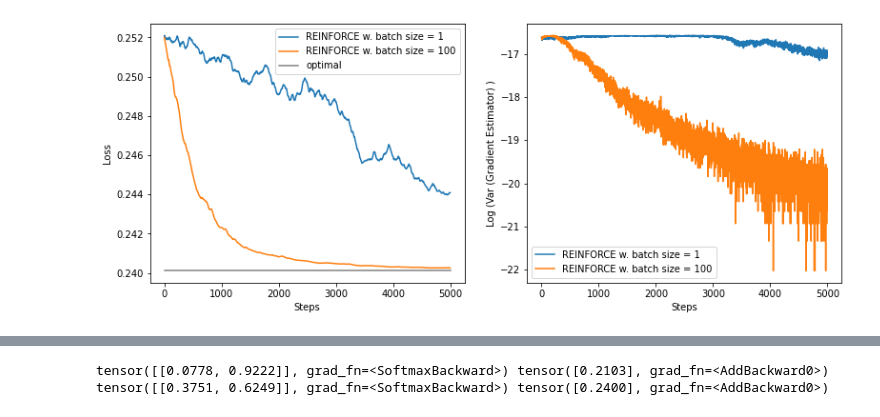
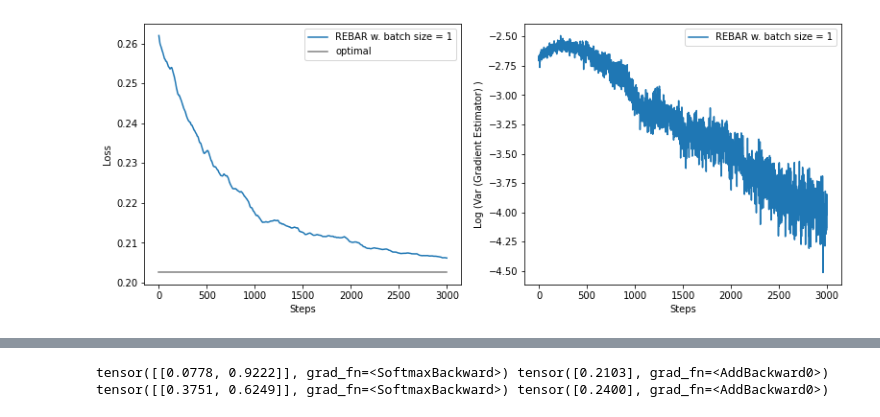
Before and after one commit to borea17/StrImaDec, a Jupyter notebook: Untitled.ipynb, the cells around one changed output, grey strips where cells are left out. Cells and saved outputs as stored; diff of their text form; code cells hidden in the pictures.

Commit message:
update working NVIL, REBAR (without var reduction)

```diff
--- a/Untitled.ipynb
+++ b/Untitled.ipynb
@@ -50,11 +50,12 @@ class LossInstantiator:
 def plot_loss(results, params):
     # compute optimal loss
     target = torch.tensor(params["target"]).unsqueeze(0)
+    loss_obj = LossInstantiator(target)
     num_classes = target.shape[1]
     possible_losses = torch.zeros(num_classes)
     for class_ind in range(num_classes):
         one_hot_class = torch.eye(num_classes)[class_ind].unsqueeze(0)
-        possible_losses[class_ind] = loss_function(one_hot_class, target).mean()
+        possible_losses[class_ind] = loss_obj.loss_function(one_hot_class).mean()
     optimal_loss = min(possible_losses)
     # start plot
     fig = plt.figure(figsize=(13, 5))
@@ -137,6 +238,7 @@ def NVIL(probs_logits, loss_func, temp, baseline, **kwargs):
 # %%
 def run_experiment(params):
     torch.manual_seed(params["SEED"])
+    FIXED_BATCH = 1000
 
     target = torch.tensor(params["target"]).unsqueeze(0)
     loss_obj = LossInstantiator(target)
@@ -149,31 +251,68 @@ def run_experiment(params):
     X = torch.rand([1, network_params["x_dim"]])
     optimizer = torch.optim.Adam(encoder_net.parameters(), lr=params["lr"])
 
+    if params["estimator"] in [REINFORCE, CONCRETE]:
+        tuneable_params = []
+    elif params["estimator"] == NVIL:
+        baseline_net = nn.Sequential(
+            nn.Linear(network_params["x_dim"], 1),
+        )
+        tuneable_params = baseline_net.parameters()
+    elif params["estimator"] == REBAR:
+        eta = torch.tensor([1.], requires_grad=True)
+        log_temp = torch.tensor([0.], requires_grad=True)
+        tuneable_params = [eta, log_temp]
+        #tuneable_params = []
+
+    # define optimizer that acts on tuneable_params (if these exist)
+    if tuneable_params:
+        tune_optimizer = torch.optim.Adam(tuneable_params, lr=params["tune_lr"])
+
+
     losses = np.zeros([params["num_epochs"]])
     vars_grad = np.zeros([params["num_epochs"], num_classes])
     for epoch in range(params["num_epochs"]):
         optimizer.zero_grad()
+        if tuneable_params: tune_optimizer.zero_grad()
 
         # get probability vector of categorical distribution in logits
         probs_logits = encoder_net.forward(X)
         probs_logits_ups = probs_logits.repeat(params["batch_size"], 1)
 
         # compute estimator through which we can backpropagate
-        estimator = params["estimator"](probs_logits_ups, loss_obj.loss_function,
-                                        temp=params["temp"])
-        estimator.backward()
+        if params["estimator"] == REINFORCE:
+            estimator = REINFORCE(probs_logits_ups, loss_obj.loss_function)
+        elif params["estimator"] == CONCRETE:
+            estimator = CONCRETE(probs_logits_ups, loss_obj.loss_function, params["temp"])
+        elif params["estimator"] == NVIL:
+            baseline_ups = baseline_net(X).repeat(params["batch_size"], 1)
+            estimator = NVIL(probs_logits_ups, loss_obj.loss_function, baseline_ups)
+        elif params["estimator"] == REBAR:
+            estimator = REBAR(probs_logits_ups, loss_obj.loss_function, log_temp.exp(), eta)
+        estimator.backward(create_graph=True)
+        optimizer.step()
 
-        optimizer.step()
+        if params["estimator"] == REBAR:
+            tune_optimizer.zero_grad()
+
+        if tuneable_params: tune_optimizer.step()
         ################## track some metrics ##################
         # expected loss
         expected_loss = loss_obj.compute_expected_loss(probs_logits)
         losses[epoch] = expected_loss
-        # variance of gradient estimator (upsample for useful var estimator)
-        X_ups = X.repeat(1000, 1)
+        # variance of gradient estimator (upsample by FIXED_BATCH for useful var estimator)
+        X_ups = X.repeat(FIXED_BATCH, 1)
         probs_logits_ups = encoder_net.forward(X_ups)
         probs_logits_ups.retain_grad()
-        estimator_ups = params["estimator"](probs_logits_ups, loss_obj.loss_function,
-                                            temp=params["temp"])
+        if params["estimator"] == REINFORCE:
+            estimator_ups = REINFORCE(probs_logits_ups, loss_obj.loss_function)
+        elif params["estimator"] == CONCRETE:
+            estimator_ups = CONCRETE(probs_logits_ups, loss_obj.loss_function, params["temp"])
+        elif params["estimator"] == NVIL:
+            baseline_ups = baseline_net(X).repeat(FIXED_BATCH, 1)
+            estimator_ups = NVIL(probs_logits_ups, loss_obj.loss_function, baseline_ups)
+        elif params["estimator"] == REBAR:
+            estimator_ups = REBAR(probs_logits_ups, loss_obj.loss_function, log_temp.exp(), eta)
         estimator_ups.backward()
         g_REINFORCE = probs_logits_ups.grad
         for class_ind in range(num_classes):
@@ -183,28 +322,24 @@ def run_experiment(params):
         "losses": losses,
         "vars_grad": vars_grad.mean(1)
     }
-    print(torch.softmax(probs_logits, 1), expected_loss)
+    print(torch.softmax(probs_logits, 1), expected_loss, log_temp)
     return results
 
-
-
-
-batch_sizes = [1, 100]
 results = {}
-for i, batch_size in enumerate(batch_sizes):
-    params = {
+#torch.autograd.set_detect_anomaly(True)
+params = {
         "encoder_network" : {
             "x_dim" : 1,
         },
-        "num_epochs":  5000,
+        "num_epochs":  3000,
         "lr": 0.01,
-        "batch_size": batch_size,
-        "target": [0.49, 0.51], # [0.34, 0.33, 0.33],
+        "batch_size": 2,
+        "target": [0.45, 0.55], # [0.34, 0.33, 0.33],
         "SEED": 1,
-        "estimator": REINFORCE,
-        "temp": None
+        "estimator": REBAR,
+        "tune_lr": 0.01,
     }
-    results[str(i)] = run_experiment(params)
-    results[str(i)]["name"] = f"REINFORCE w. batch size = {batch_size}"
+results["0"] = run_experiment(params)
+results["0"]["name"] = f"REBAR w. batch size = 1"
 plot_loss(results, params)
 # %% [output]
@@ -213 +347 @@ tensor([[0.0074, 0.9926]], grad_fn=<SoftmaxBackward>) tensor([0.2402], grad_fn=<
-[figure, old version]
+[figure, new version]
```
Also changed, not shown: parts of 5 cells of this notebook.
